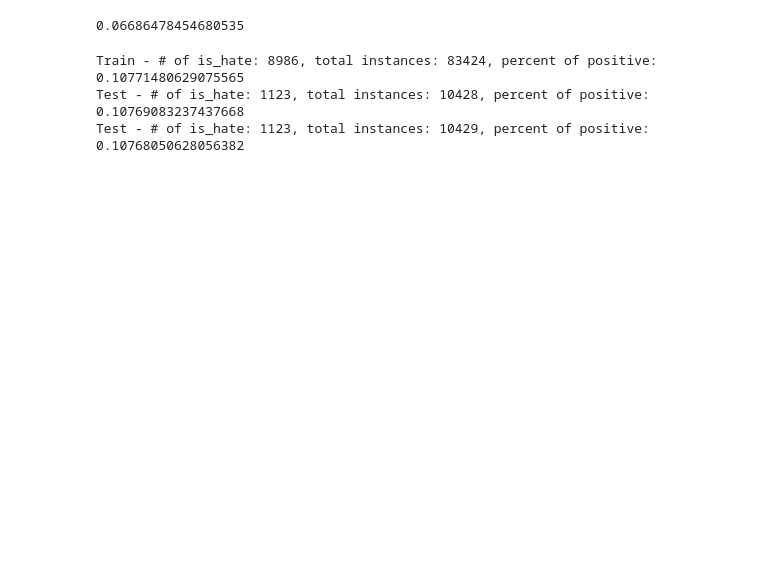
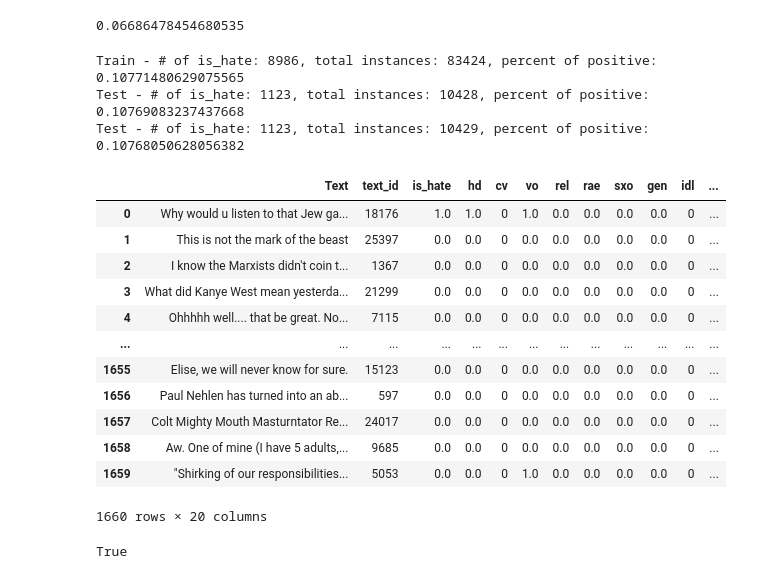
Before and after one commit to matanhalevy/DebiasingHateDetectionAAE, a Jupyter notebook: notebooks/twitter_datasets.ipynb, the cells around one changed output. Cells and saved outputs as stored; diff of their text form; code cells hidden in the pictures; blank space fills up the shorter version.

```diff
--- a/notebooks/twitter_datasets.ipynb
+++ b/notebooks/twitter_datasets.ipynb
@@ -151,3 +164,23 @@ Test - # of is_hate: 1123, total instances: 10429, percent of positive: 0.107680
 x = pd.read_csv('../data/nyt_corpus/nyt_data/nyt_keyword_sample/test.csv', index_col=0)
 # %%
 x.to_csv('../data/nyt_corpus/nyt_data/nyt_keyword_sample/test.tsv', sep='\t')
+# %%
+pd.read_json('../data/gab/majority_gab_dataset_25k/test.jsonl', lines=True)
+# %% [output]
+|  | Text | text_id | is_hate | hd | cv | vo | rel | rae | sxo | gen | idl | ... |
+| 0 | Why would u listen to that Jew ga... | 18176 | 1.0 | 1.0 | 0 | 1.0 | 0.0 | 0.0 | 0.0 | 0.0 | 0 | ... |
+| 1 | This is not the mark of the beast | 25397 | 0.0 | 0.0 | 0 | 0.0 | 0.0 | 0.0 | 0.0 | 0.0 | 0 | ... |
+| 2 | I know the Marxists didn't coin t... | 1367 | 0.0 | 0.0 | 0 | 0.0 | 0.0 | 0.0 | 0.0 | 0.0 | 0 | ... |
+| 3 | What did Kanye West mean yesterda... | 21299 | 0.0 | 0.0 | 0 | 0.0 | 0.0 | 0.0 | 0.0 | 0.0 | 0 | ... |
+| 4 | Ohhhhh well.... that be great. No... | 7115 | 0.0 | 0.0 | 0 | 0.0 | 0.0 | 0.0 | 0.0 | 0.0 | 0 | ... |
+| ... | ... | ... | ... | ... | ... | ... | ... | ... | ... | ... | ... | ... |
+| 1655 | Elise, we will never know for sure. | 15123 | 0.0 | 0.0 | 0 | 0.0 | 0.0 | 0.0 | 0.0 | 0.0 | 0 | ... |
+| 1656 | Paul Nehlen has turned into an ab... | 597 | 0.0 | 0.0 | 0 | 0.0 | 0.0 | 0.0 | 0.0 | 0.0 | 0 | ... |
+| 1657 | Colt Mighty Mouth Masturntator Re... | 24017 | 0.0 | 0.0 | 0 | 0.0 | 0.0 | 0.0 | 0.0 | 0.0 | 0 | ... |
+| 1658 | Aw. One of mine (I have 5 adults,... | 9685 | 0.0 | 0.0 | 0 | 0.0 | 0.0 | 0.0 | 0.0 | 0.0 | 0 | ... |
+| 1659 | "Shirking of our responsibilities... | 5053 | 0.0 | 0.0 | 0 | 1.0 | 0.0 | 0.0 | 0.0 | 0.0 | 0 | ... |
+1660 rows × 20 columns
+# %%
+pd.DataFrame({'a':[1,2],'b':[3,4]}).shape == (2,2)
+# %% [output]
+True
```
Also changed, not shown: parts of 14 cells of this notebook, 21 other files.
